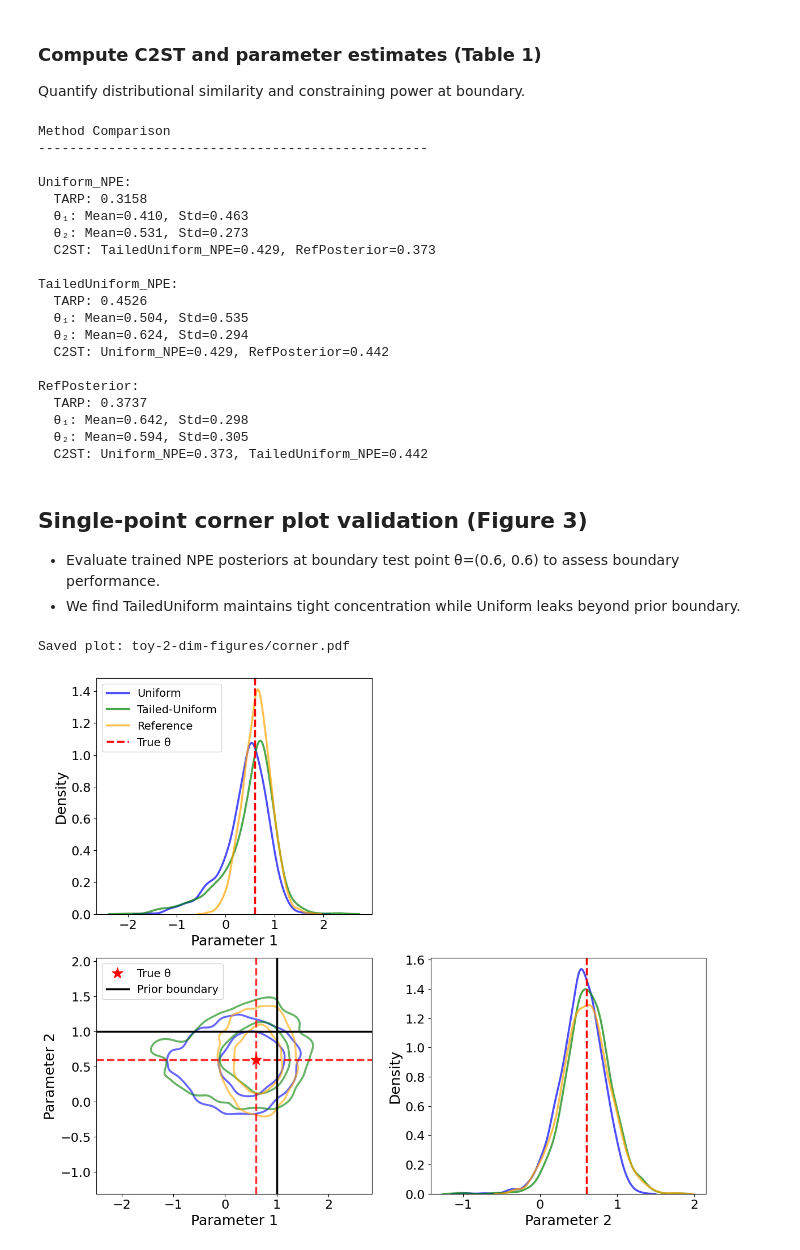
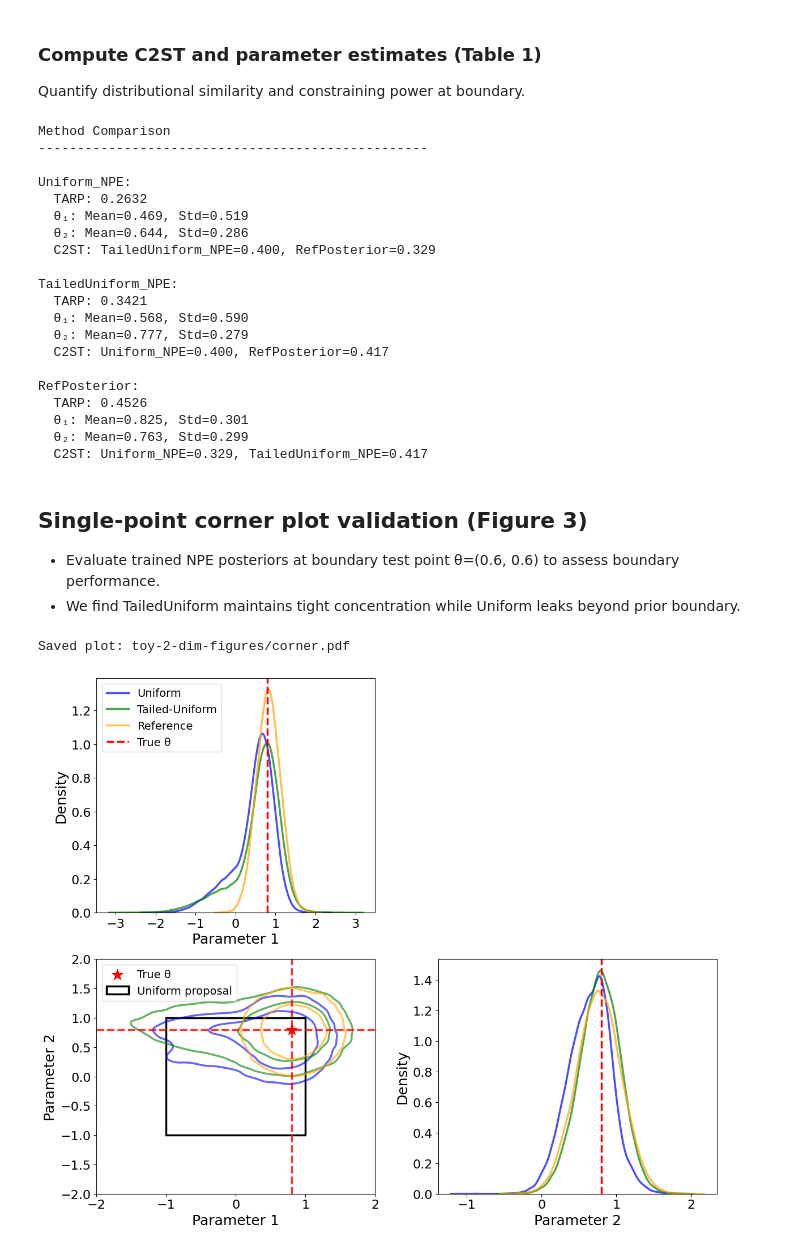
Before and after one commit to chaipattira/tailed-uniform-sbi, a Jupyter notebook: notebooks-clean/toy-2-dim-inference-corner.ipynb, the cells around one changed output. Drawn from its saved outputs; the diff is of its cells as text; code cells hidden in the pictures.

```diff
--- a/notebooks-clean/toy-2-dim-inference-corner.ipynb
+++ b/notebooks-clean/toy-2-dim-inference-corner.ipynb
@@ -26,7 +26,7 @@ with open('/home/x-ctirapongpra/scratch/tailed-uniform-sbi/toy-2-dim-models/tail
     posterior_ensemble = pickle.load(f)
 # %%
 n_simulations = 4000
-n_posterior_samples = 2000
+n_posterior_samples = 40000
 
 # Parameters ranges
 param_1_range = (-1.0, 1.0)
@@ -54,8 +54,8 @@ This point is 3σ from prior center to stress-test boundary behavior. We want to
 # Define theta_true close to the lower bounds of each parameter
 
 theta_true_edge = np.array([
-    param_1_range[1] - 0.4,
-    param_2_range[1] - 0.4
+    param_1_range[1] - 0.2,
+    param_2_range[1] - 0.2
 ])
 
 # Print selected parameter values
@@ -101,22 +101,22 @@ Method Comparison
 --------------------------------------------------
 
 Uniform_NPE:
-  TARP: 0.3158
-  θ₁: Mean=0.410, Std=0.463
-  θ₂: Mean=0.531, Std=0.273
-  C2ST: TailedUniform_NPE=0.429, RefPosterior=0.373
+  TARP: 0.2632
+  θ₁: Mean=0.469, Std=0.519
+  θ₂: Mean=0.644, Std=0.286
+  C2ST: TailedUniform_NPE=0.400, RefPosterior=0.329
 
 TailedUniform_NPE:
-  TARP: 0.4526
-  θ₁: Mean=0.504, Std=0.535
-  θ₂: Mean=0.624, Std=0.294
-  C2ST: Uniform_NPE=0.429, RefPosterior=0.442
+  TARP: 0.3421
+  θ₁: Mean=0.568, Std=0.590
+  θ₂: Mean=0.777, Std=0.279
+  C2ST: Uniform_NPE=0.400, RefPosterior=0.417
 
 RefPosterior:
-  TARP: 0.3737
-  θ₁: Mean=0.642, Std=0.298
-  θ₂: Mean=0.594, Std=0.305
-  C2ST: Uniform_NPE=0.373, TailedUniform_NPE=0.442
+  TARP: 0.4526
+  θ₁: Mean=0.825, Std=0.301
+  θ₂: Mean=0.763, Std=0.299
+  C2ST: Uniform_NPE=0.329, TailedUniform_NPE=0.417
 # %% [markdown]
 ## Single-point corner plot validation (Figure 3)
 - Evaluate trained NPE posteriors at boundary test point θ=(0.6, 0.6) to assess boundary performance.
@@ -152,34 +152,38 @@ for i in range(2):
 # Plot joint distributions (off-diagonal) - only 68th and 95th percentiles
 ax = axes[1, 0]  # Bottom-left for joint distribution
 for method, samples, color in zip(methods, samples_list, colors):
     sns.kdeplot(x=samples[:, 0], y=samples[:, 1], ax=ax, color=color, alpha=0.6,
                 levels=[0.05, 0.32], label=method, fill=False, linewidths=2.5)
 
 # Add true parameter point
 ax.scatter(theta_true_edge[0], theta_true_edge[1], color='red', s=200,
            marker='*', label='True θ', zorder=10)
 
 # Add red lines to show true parameter values as boundaries
 ax.axvline(theta_true_edge[0], color='red', linestyle='--', linewidth=2.5, alpha=0.8)
 ax.axhline(theta_true_edge[1], color='red', linestyle='--', linewidth=2.5, alpha=0.8)
 
-# Add black boundary at prior edge (x=1 and y=1)
-ax.axvline(1.0, color='black', linestyle='-', linewidth=2.5, alpha=1.0, label='Prior boundary')
-ax.axhline(1.0, color='black', linestyle='-', linewidth=2.5, alpha=1.0)
+# Add square spanning [-1,1] for uniform proposal
+from matplotlib.patches import Rectangle
+rect = Rectangle((-1, -1), 2, 2, linewidth=2.5, edgecolor='black',
+                 facecolor='none', linestyle='-', label='Uniform proposal')
+ax.add_patch(rect)
 
 ax.set_xlabel(param_names[0], fontsize=label_fontsize)
 ax.set_ylabel(param_names[1], fontsize=label_fontsize)
+ax.set_xlim([-2, 2])
+ax.set_ylim([-2, 2])
 ax.tick_params(axis='both', which='major', labelsize=tick_fontsize)
 ax.legend(fontsize=legend_fontsize)
 
 # Remove top-right subplot (not needed in corner plot)
 axes[0, 1].remove()
 
 plt.tight_layout()
 filename = 'toy-2-dim-figures/corner.pdf'
 plt.savefig(filename, bbox_inches='tight', dpi=300)
 print(f"Saved plot: {filename}")
 plt.show()
 # %% [output]
 Saved plot: toy-2-dim-figures/corner.pdf
-[figure, old version]
+[figure, new version]
```
Also changed, not shown: parts of 1 cell of this notebook, 6 other files.
